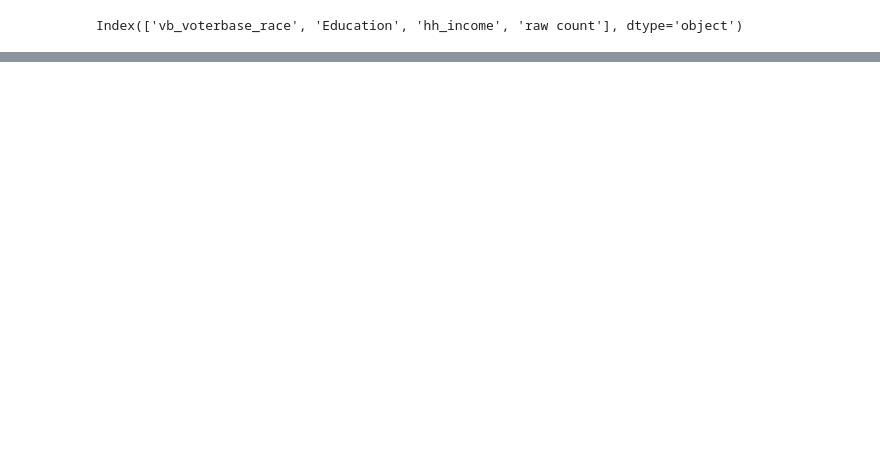
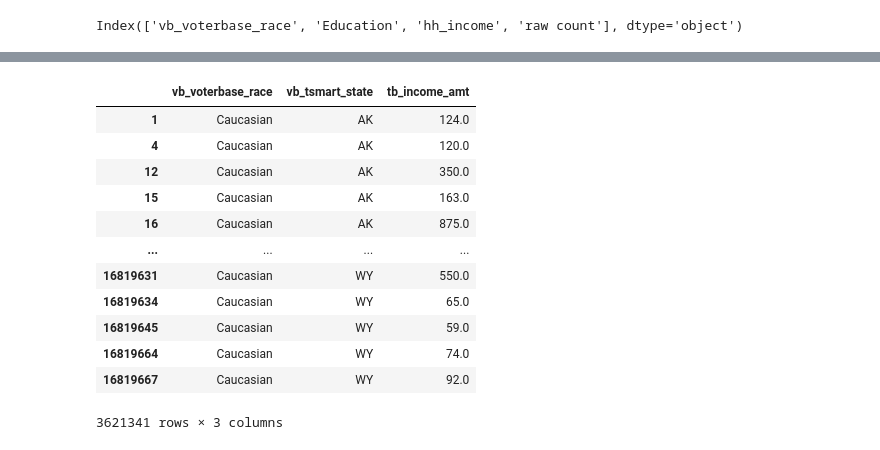
Before and after one commit to dscottdegeest/ds4a-team128-hcmaps, a Jupyter notebook: ds4a_team128_eda-MG EDA .ipynb, the cells around one changed output, grey strips where cells are left out. Cells and saved outputs as stored; diff of their text form; code cells hidden in the pictures; blank space fills up the shorter version.

```diff
--- a/ds4a_team128_eda-MG EDA .ipynb
+++ b/ds4a_team128_eda-MG EDA .ipynb
@@ -423 +501,19 @@ Index(['vb_voterbase_race', 'Education', 'hh_income', 'raw count'], dtype='objec
+# %%
+#income by state
+income_state_analysis=tech[['vb_voterbase_race','vb_tsmart_state','tb_income_amt']]
+income_state_analysis
+# %% [output]
+|  | vb_voterbase_race | vb_tsmart_state | tb_income_amt |
+| 1 | Caucasian | AK | 124.0 |
+| 4 | Caucasian | AK | 120.0 |
+| 12 | Caucasian | AK | 350.0 |
+| 15 | Caucasian | AK | 163.0 |
+| 16 | Caucasian | AK | 875.0 |
+| ... | ... | ... | ... |
+| 16819631 | Caucasian | WY | 550.0 |
+| 16819634 | Caucasian | WY | 65.0 |
+| 16819645 | Caucasian | WY | 59.0 |
+| 16819664 | Caucasian | WY | 74.0 |
+| 16819667 | Caucasian | WY | 92.0 |
+3621341 rows × 3 columns
 # %%
```
Also changed, not shown: parts of 28 cells of this notebook, 3 other files.
